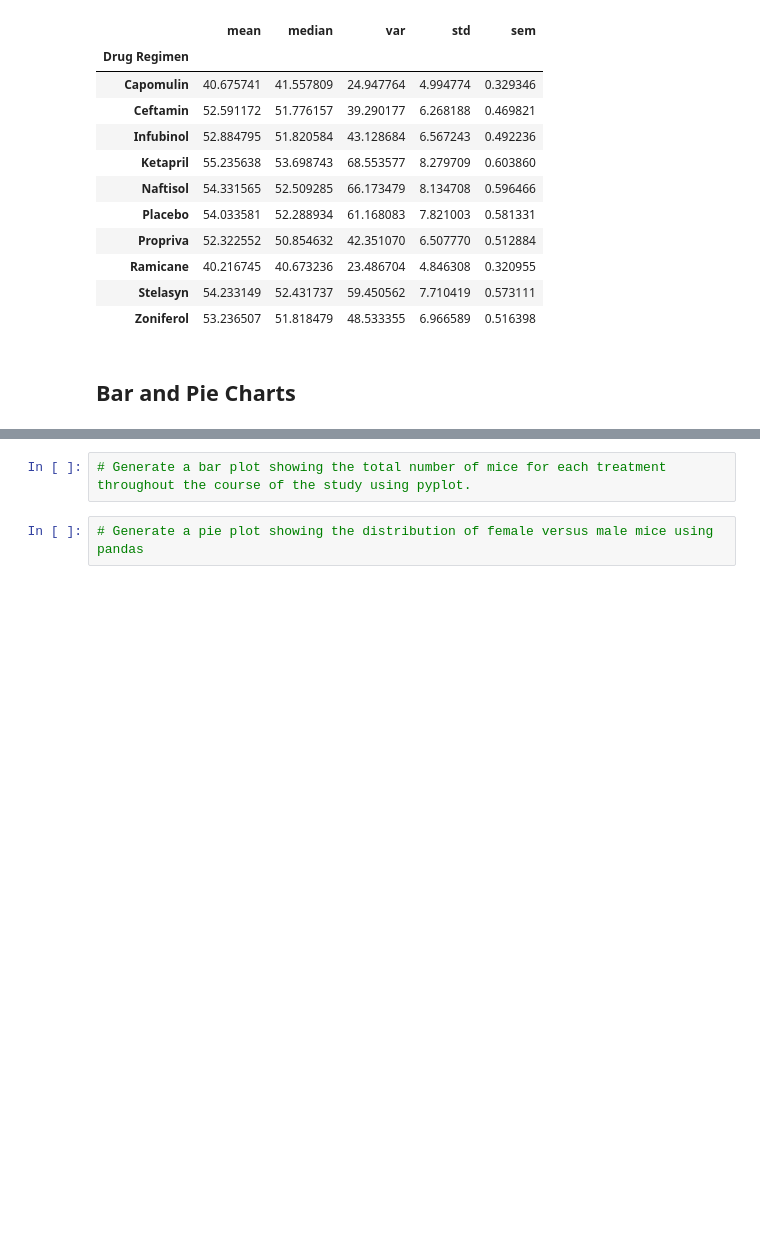
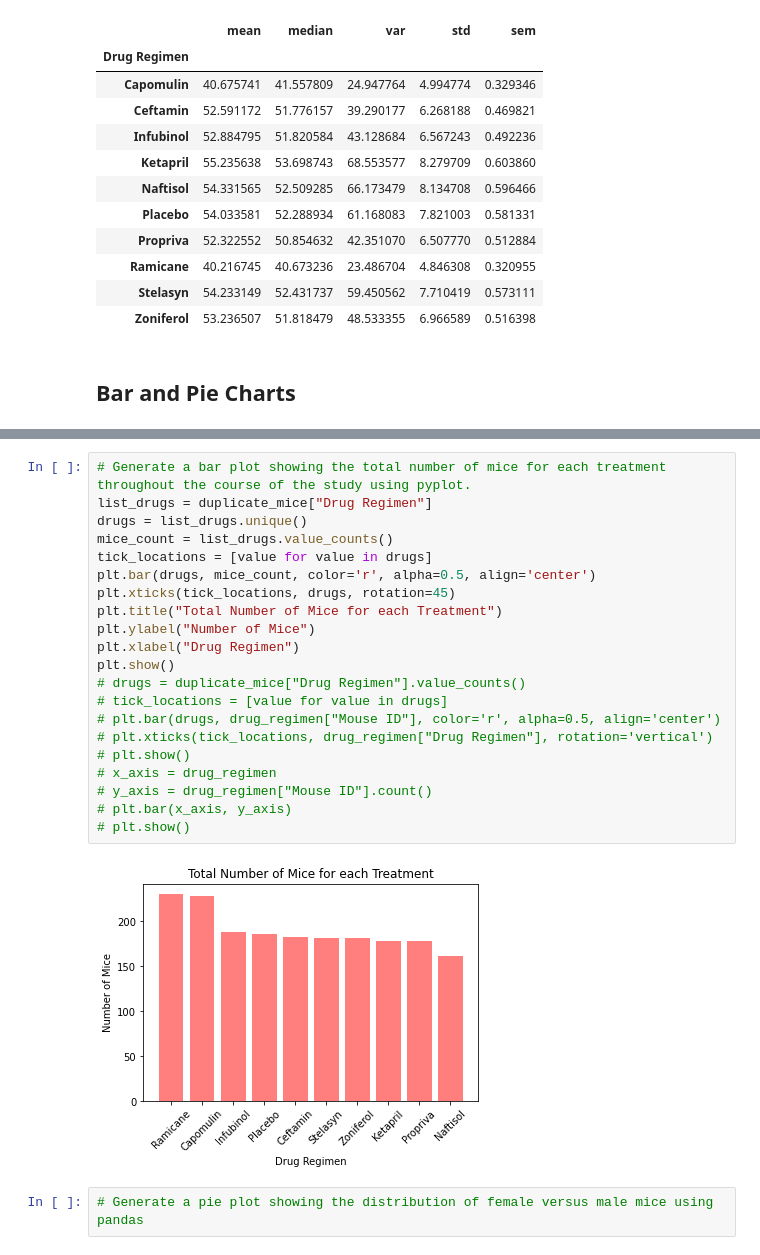
Before and after one commit to SybileC/matplotlib-challenge, a Jupyter notebook: 02-Homework_05-Matplotlib_Instructions_Pymaceuticals_pymaceuticals_starter.ipynb, the cells around one changed output, grey strips where cells are left out. Saved outputs shown, nothing was run; the diff lists cells and outputs as text; blank space fills up the shorter version.

```diff
--- a/02-Homework_05-Matplotlib_Instructions_Pymaceuticals_pymaceuticals_starter.ipynb
+++ b/02-Homework_05-Matplotlib_Instructions_Pymaceuticals_pymaceuticals_starter.ipynb
@@ -136,5 +146,26 @@ summary_statistics2
-# %%
-# Generate a bar plot showing the total number of mice for each treatment throughout the course of the study using pyplot.
+# %%
+# Generate a bar plot showing the total number of mice for each treatment throughout the course of the study using pyplot.
+list_drugs = duplicate_mice["Drug Regimen"]
+drugs = list_drugs.unique()
+mice_count = list_drugs.value_counts()
+tick_locations = [value for value in drugs]
+plt.bar(drugs, mice_count, color='r', alpha=0.5, align='center')
+plt.xticks(tick_locations, drugs, rotation=45)
+plt.title("Total Number of Mice for each Treatment")
+plt.ylabel("Number of Mice")
+plt.xlabel("Drug Regimen")
+plt.show()
+# drugs = duplicate_mice["Drug Regimen"].value_counts()
+# tick_locations = [value for value in drugs]
+# plt.bar(drugs, drug_regimen["Mouse ID"], color='r', alpha=0.5, align='center')
+# plt.xticks(tick_locations, drug_regimen["Drug Regimen"], rotation='vertical')
+# plt.show()
+# x_axis = drug_regimen
+# y_axis = drug_regimen["Mouse ID"].count()
+# plt.bar(x_axis, y_axis)
+# plt.show()
+# %% [output]
+[figure, added]
 # %%
 # Generate a pie plot showing the distribution of female versus male mice using pandas
 # %%
```
Also changed, not shown: parts of 3 cells of this notebook.
